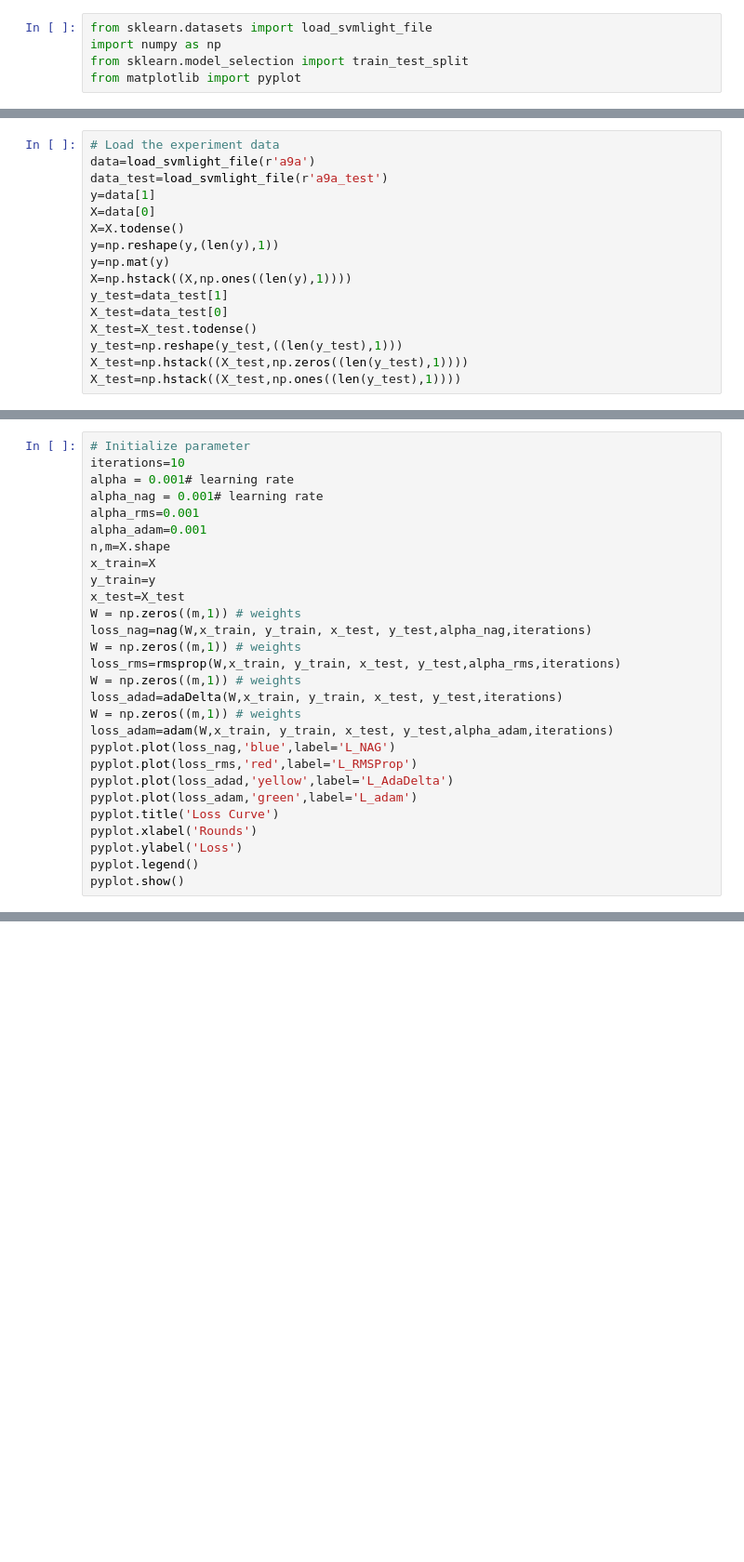
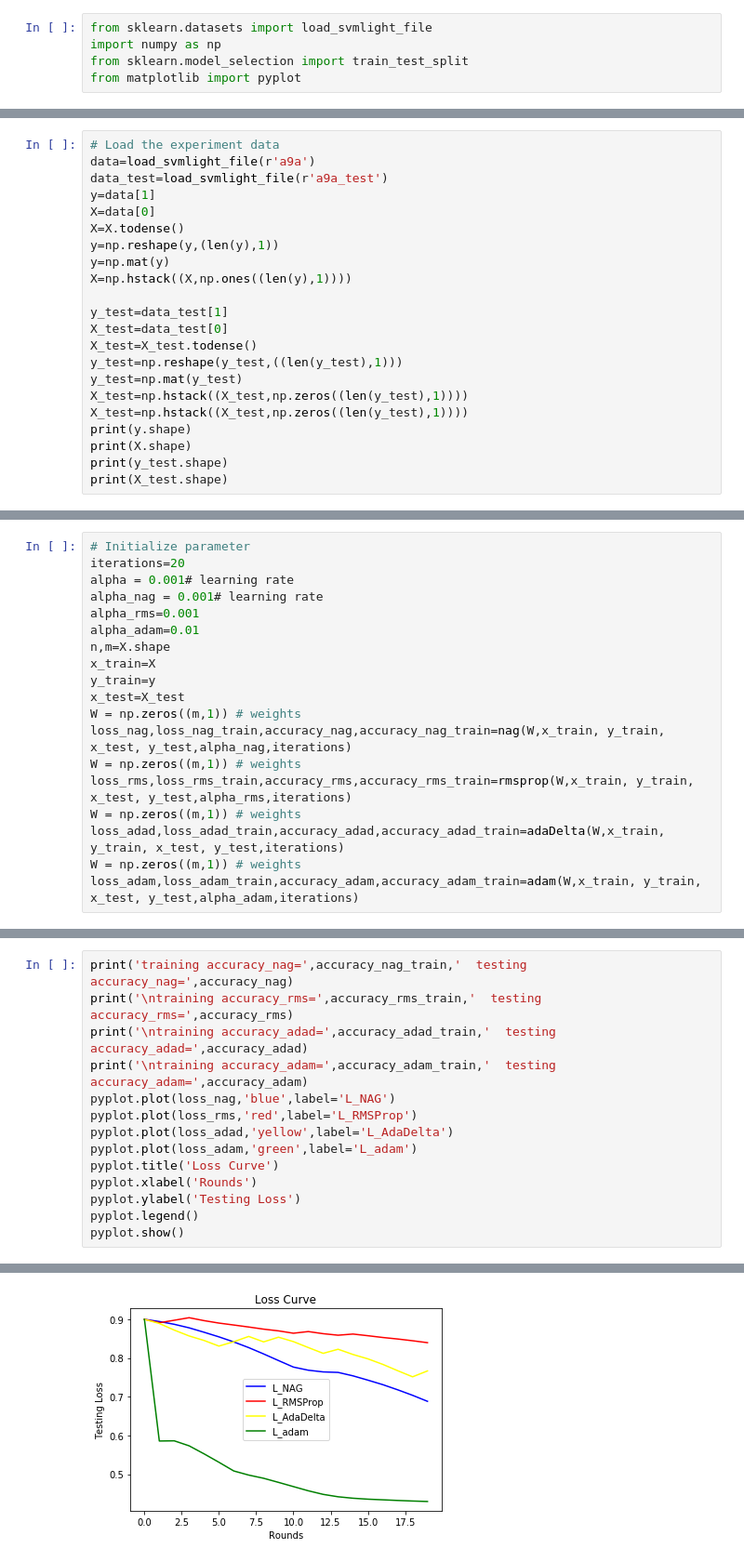
Before and after one commit to dingfyuan/ML2017-lab-02, a Jupyter notebook: ClassificationExperiment.ipynb, the cells around one changed output, grey strips where cells are left out. Shown at 93% size. Saved outputs shown, nothing was run; the diff lists cells and outputs as text; blank space fills up the shorter version.

```diff
--- a/ClassificationExperiment.ipynb
+++ b/ClassificationExperiment.ipynb
@@ -147,9 +172,15 @@ X=X.todense()
 y=np.reshape(y,(len(y),1))
 y=np.mat(y)
 X=np.hstack((X,np.ones((len(y),1))))
+
 y_test=data_test[1]
 X_test=data_test[0]
 X_test=X_test.todense()
 y_test=np.reshape(y_test,((len(y_test),1)))
+y_test=np.mat(y_test)
 X_test=np.hstack((X_test,np.zeros((len(y_test),1))))
-X_test=np.hstack((X_test,np.ones((len(y_test),1))))
+X_test=np.hstack((X_test,np.zeros((len(y_test),1))))
+print(y.shape)
+print(X.shape)
+print(y_test.shape)
+print(X_test.shape)
@@ -156,28 +192,19 @@ X_test=np.hstack((X_test,np.ones((len(y_test),1))))
 # %%
 # Initialize parameter
-iterations=10
+iterations=20
 alpha = 0.001# learning rate
 alpha_nag = 0.001# learning rate
 alpha_rms=0.001
-alpha_adam=0.001
+alpha_adam=0.01
 n,m=X.shape
 x_train=X
 y_train=y
 x_test=X_test
 W = np.zeros((m,1)) # weights
-loss_nag=nag(W,x_train, y_train, x_test, y_test,alpha_nag,iterations)
+loss_nag,loss_nag_train,accuracy_nag,accuracy_nag_train=nag(W,x_train, y_train, x_test, y_test,alpha_nag,iterations)
 W = np.zeros((m,1)) # weights
-loss_rms=rmsprop(W,x_train, y_train, x_test, y_test,alpha_rms,iterations)
+loss_rms,loss_rms_train,accuracy_rms,accuracy_rms_train=rmsprop(W,x_train, y_train, x_test, y_test,alpha_rms,iterations)
 W = np.zeros((m,1)) # weights
-loss_adad=adaDelta(W,x_train, y_train, x_test, y_test,iterations)
+loss_adad,loss_adad_train,accuracy_adad,accuracy_adad_train=adaDelta(W,x_train, y_train, x_test, y_test,iterations)
 W = np.zeros((m,1)) # weights
-loss_adam=adam(W,x_train, y_train, x_test, y_test,alpha_adam,iterations)
-pyplot.plot(loss_nag,'blue',label='L_NAG')
-pyplot.plot(loss_rms,'red',label='L_RMSProp')
-pyplot.plot(loss_adad,'yellow',label='L_AdaDelta')
-pyplot.plot(loss_adam,'green',label='L_adam')
-pyplot.title('Loss Curve')
-pyplot.xlabel('Rounds')
-pyplot.ylabel('Loss')
-pyplot.legend()
-pyplot.show()
+loss_adam,loss_adam_train,accuracy_adam,accuracy_adam_train=adam(W,x_train, y_train, x_test, y_test,alpha_adam,iterations)
@@ -185,0 +211,15 @@ pyplot.show()
+# %%
+print('training accuracy_nag=',accuracy_nag_train,'  testing accuracy_nag=',accuracy_nag)
+print('\ntraining accuracy_rms=',accuracy_rms_train,'  testing accuracy_rms=',accuracy_rms)
+print('\ntraining accuracy_adad=',accuracy_adad_train,'  testing accuracy_adad=',accuracy_adad)
+print('\ntraining accuracy_adam=',accuracy_adam_train,'  testing accuracy_adam=',accuracy_adam)
+pyplot.plot(loss_nag,'blue',label='L_NAG')
+pyplot.plot(loss_rms,'red',label='L_RMSProp')
+pyplot.plot(loss_adad,'yellow',label='L_AdaDelta')
+pyplot.plot(loss_adam,'green',label='L_adam')
+pyplot.title('Loss Curve')
+pyplot.xlabel('Rounds')
+pyplot.ylabel('Testing Loss')
+pyplot.legend()
+pyplot.show()
+# %% [output]
@@ -185,0 +233 @@ pyplot.show()
+[figure, added]
```
Also changed, not shown: parts of 11 cells of this notebook, 3 other files.
